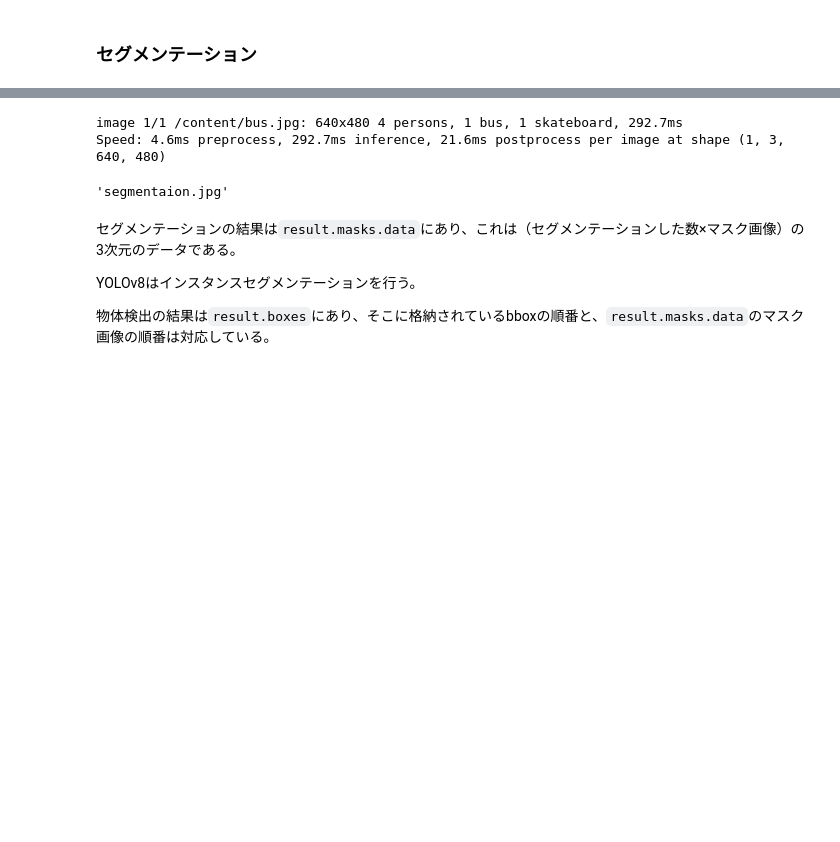
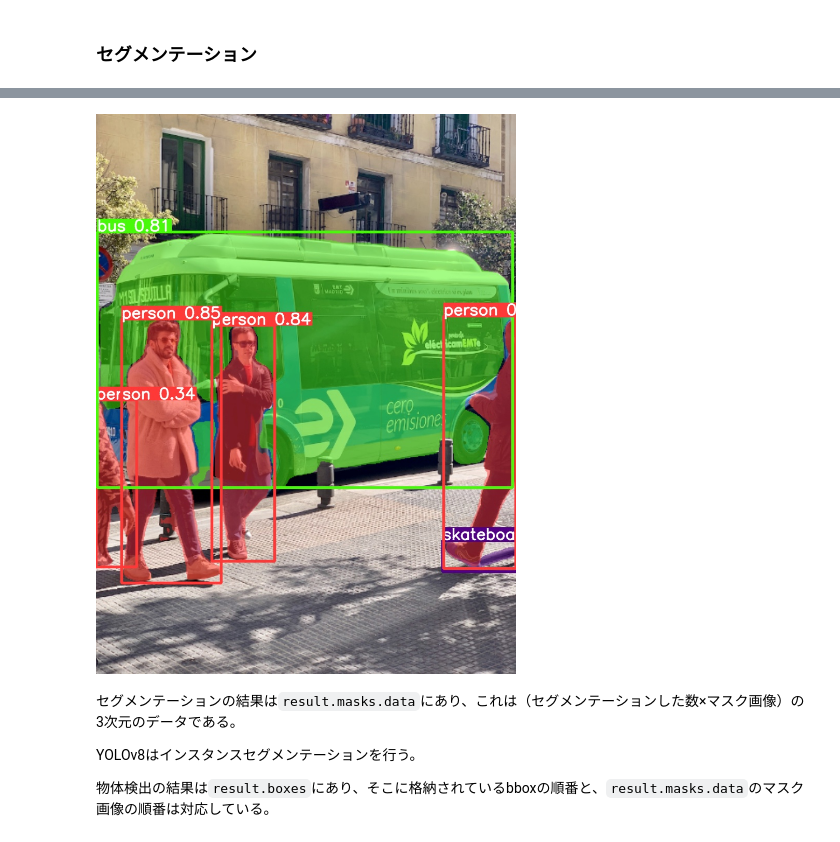
Before and after one commit to Sato-Daichi/MyML, a Jupyter notebook: cv/yolov8.ipynb, the cells around one changed output, grey strips where cells are left out. Drawn from its saved outputs; the diff is of its cells as text; code cells hidden in the pictures; blank space fills up the shorter version.

```diff
--- a/cv/yolov8.ipynb
+++ b/cv/yolov8.ipynb
@@ -96,4 +98,6 @@ results = model("bus.jpg")
 
 result = results[0]
 result.save("segmentaion.jpg") # 結果画像の保存
+
+Image("segmentaion.jpg")
 # %% [output]
@@ -101,6 +106,4 @@ Downloading https://github.com/ultralytics/assets/releases/download/v8.2.0/yolov
-image 1/1 /content/bus.jpg: 640x480 4 persons, 1 bus, 1 skateboard, 292.7ms
-Speed: 4.6ms preprocess, 292.7ms inference, 21.6ms postprocess per image at shape (1, 3, 640, 480)
-'segmentaion.jpg'
+[figure, added]
 # %% [markdown]
 セグメンテーションの結果は`result.masks.data`にあり、これは（セグメンテーションした数×マスク画像）の3次元のデータである。
 
```
Also changed, not shown: parts of 5 cells of this notebook.
